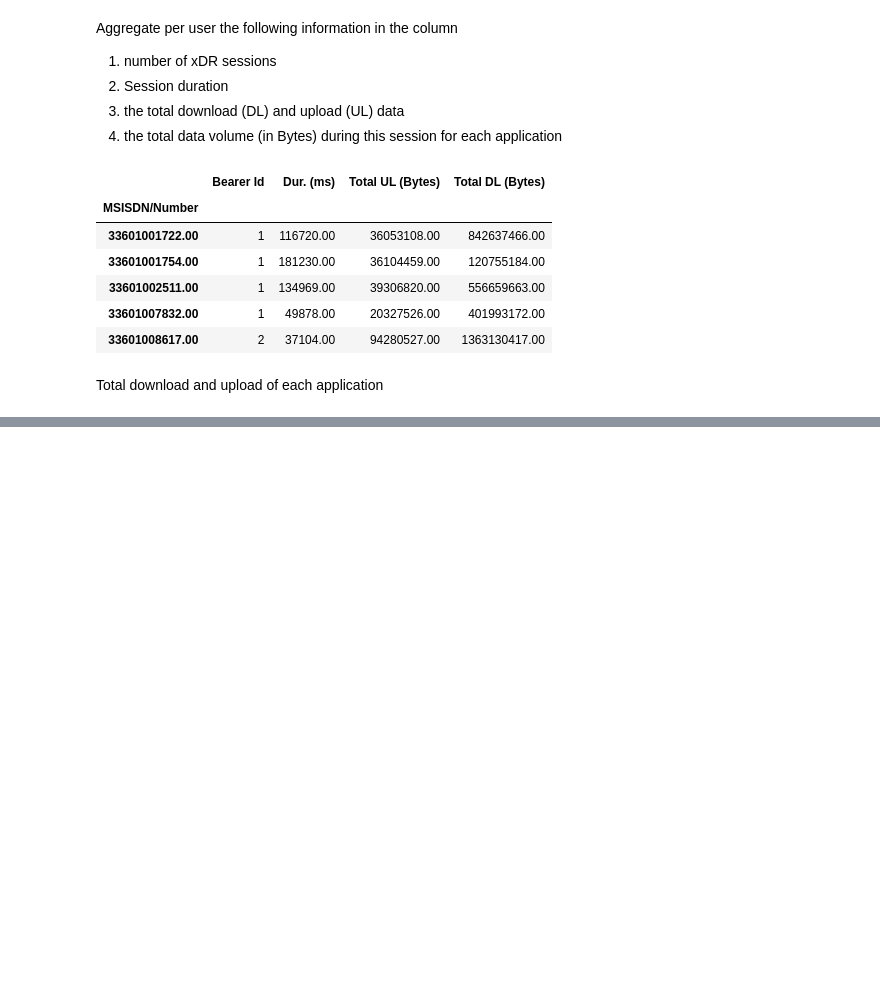
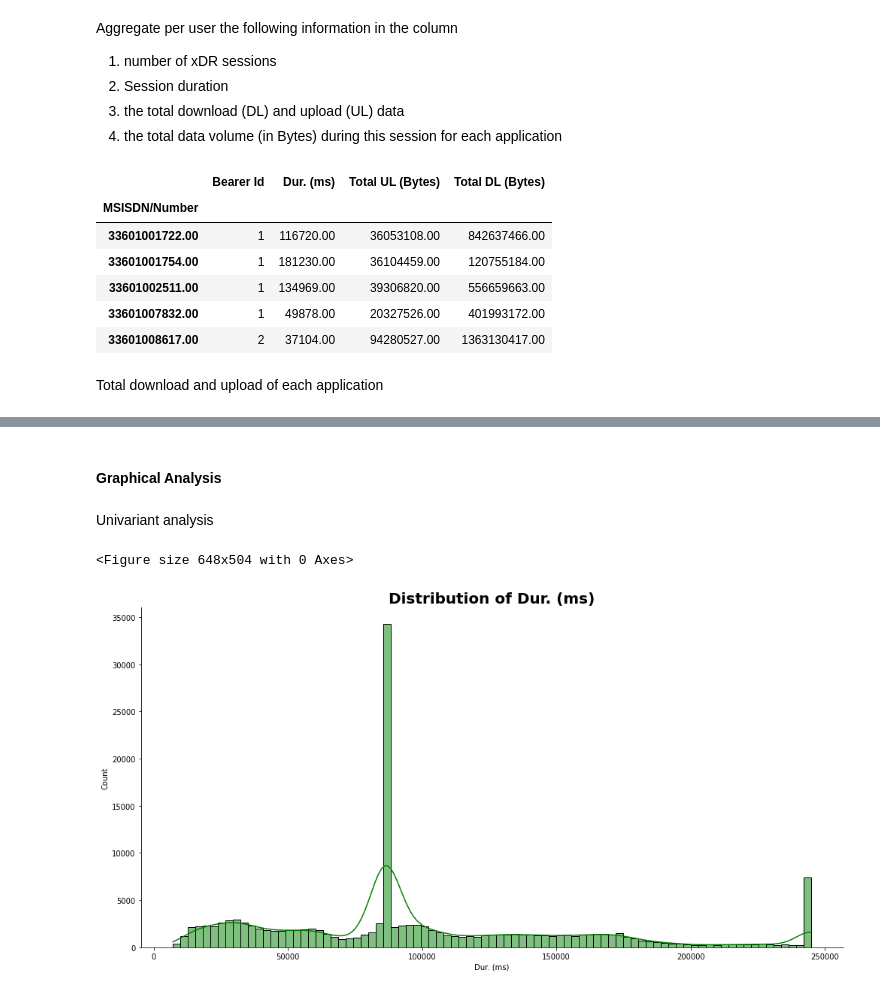
Before and after one commit to NatnaelSisay/Telecom_data_Analysis, a Jupyter notebook: notebooks/1_User_Overview_Analysis.ipynb, the cells around one changed output, grey strips where cells are left out. Cells and saved outputs as stored; diff of their text form; code cells hidden in the pictures; blank space fills up the shorter version.

```diff
--- a/notebooks/1_User_Overview_Analysis.ipynb
+++ b/notebooks/1_User_Overview_Analysis.ipynb
@@ -112,3 +119,14 @@ aggrigation_result.head()
 | 33601008617.00 | 2 | 37104.00 | 94280527.00 | 1363130417.00 |
 # %% [markdown]
 Total download and upload of each application
+# %%
+user_app_usage = df_clean.copy()
+
+user_app_usage["Total Google"]    = user_app_usage["Google DL (Bytes)"] + user_app_usage["Google UL (Bytes)"]
+user_app_usage["Total Youtube"]   = user_app_usage["Youtube DL (Bytes)"] + user_app_usage["Youtube UL (Bytes)"]
+user_app_usage["Total Netflix"]   = user_app_usage["Netflix DL (Bytes)"] + user_app_usage["Netflix UL (Bytes)"]
+user_app_usage["Total Email"]     = user_app_usage["Email DL (Bytes)"] + user_app_usage["Email UL (Bytes)"]
+user_app_usage["Total Gaming"]    = user_app_usage["Gaming DL (Bytes)"] + user_app_usage["Gaming UL (Bytes)"]
+user_app_usage["Total Social Media"] = user_app_usage["Social Media DL (Bytes)"] + user_app_usage["Social Media UL (Bytes)"]
+user_app_usage["Total Other"]     = user_app_usage["Other DL (Bytes)"] + user_app_usage["Other UL (Bytes)"]
+user_app_usage['Total']           = user_app_usage['Total UL (Bytes)'] + user_app_usage['Total DL (Bytes)']
@@ -114,0 +155,5 @@ Total download and upload of each application
+# %%
+column_for_analysis = ['Bearer Id','Dur. (ms)' ,'MSISDN/Number','Total Google', 'Total Youtube', \
+                       'Total Netflix', 'Total Email', 'Total Gaming', 'Total Social Media', 'Total Other', 'Total']
+
+user_app_behaviour = user_app_usage[column_for_analysis]
@@ -114,0 +197,9 @@ Total download and upload of each application
+# %% [markdown]
+#### Graphical Analysis
+# %% [markdown]
+Univariant analysis
+# %%
+ploting.hist(user_app_behaviour, 'Dur. (ms)','green')
+# %% [output]
+<Figure size 648x504 with 0 Axes>
+[figure, added]
```
Also changed, not shown: parts of 31 cells of this notebook, 1 other file.
